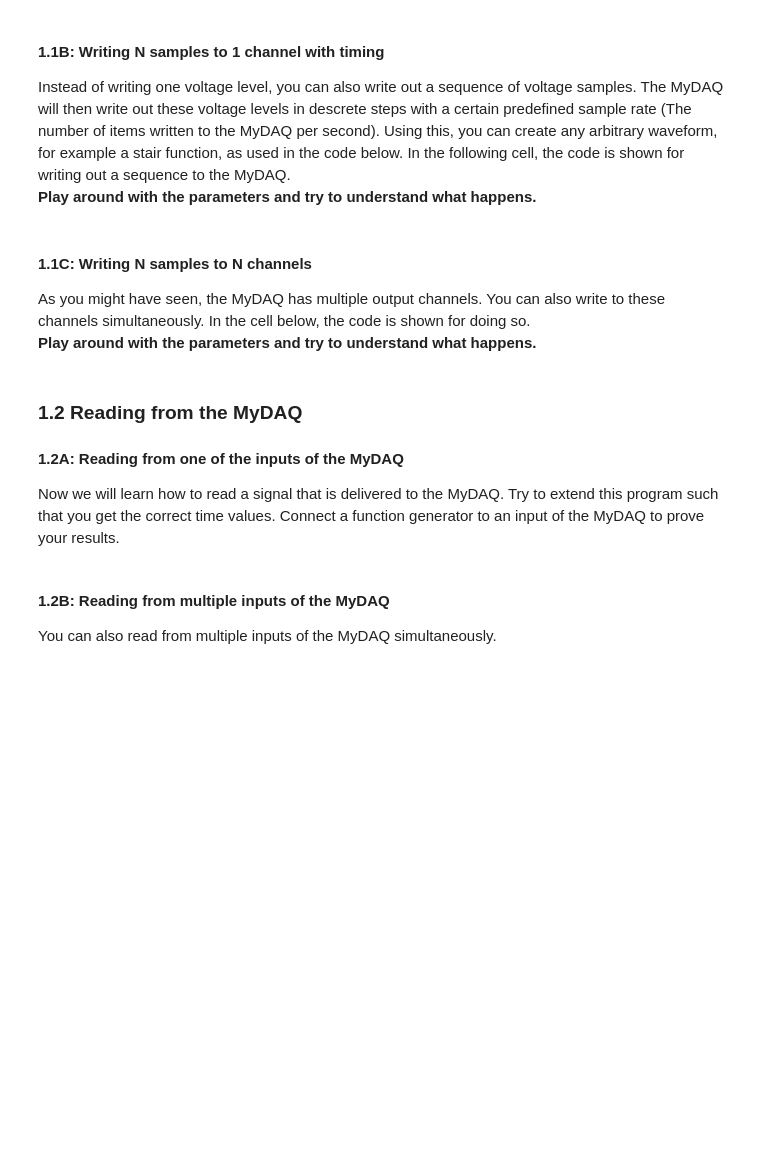
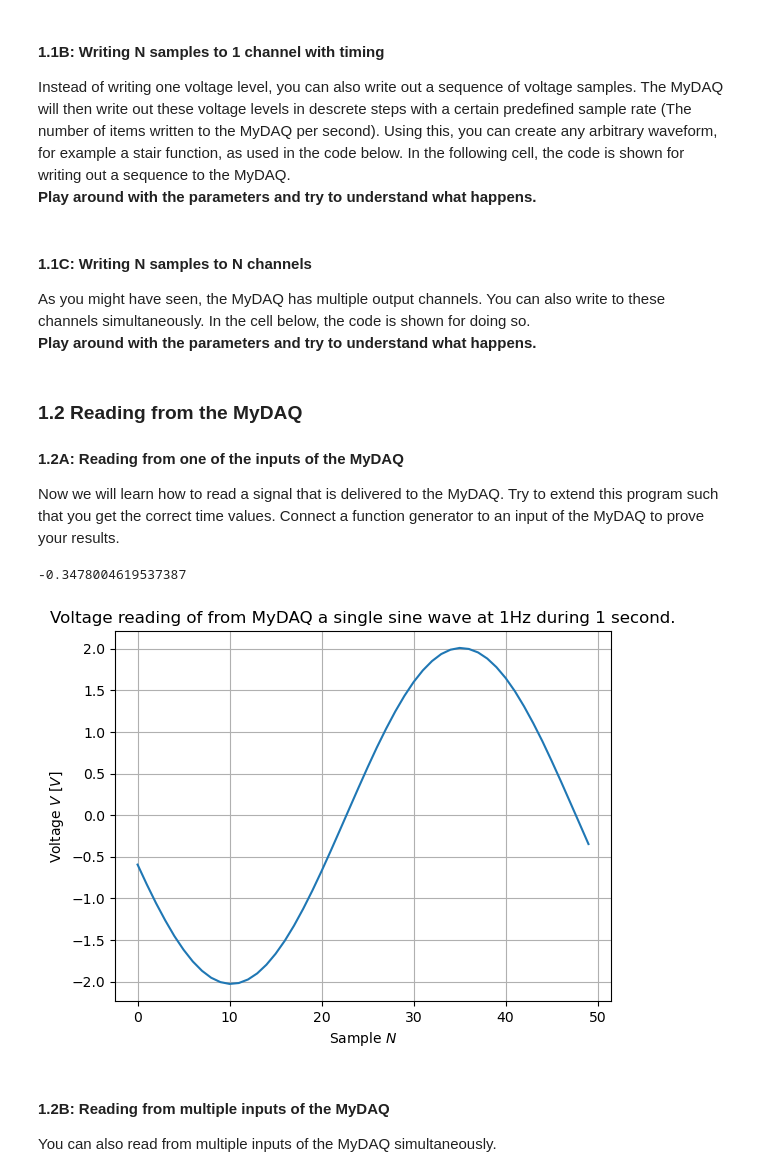
Before and after one commit to NerdyN00B/Physics-Experiments, a Jupyter notebook: PE1/preparation notebooks session 1/PE1_Theory1_MyDAQ_upd.ipynb, the cells around one changed output. Cells and saved outputs as stored; diff of their text form; code cells hidden in the pictures; blank space fills up the shorter version.

Commit message:
Generated and updated files during session 1

```diff
--- a/PE1/preparation notebooks session 1/PE1_Theory1_MyDAQ_upd.ipynb
+++ b/PE1/preparation notebooks session 1/PE1_Theory1_MyDAQ_upd.ipynb
@@ -40,7 +40,7 @@ with dx.Task() as writeTask:
     """Now writeTask is everything we need to worry about"""
     # We need to tell the computer where to write to.
     #Of course, this will be the MyDAQ and to the output AO0.
-    writeTask.ao_channels.add_ao_voltage_chan('myDAQ2/ao0')     # MyDAQ2 ipo 1 everywhere
+    writeTask.ao_channels.add_ao_voltage_chan('myDAQ1/ao0')     # MyDAQ2 ipo 1 everywhere
 
     """
     Let's first try to just write a single voltage. Connect a scope to
@@ -50,7 +50,7 @@ with dx.Task() as writeTask:
     # There are two ways to write,
 
     #1) We define a write task, and start it.
-    myVoltage = 3
+    myVoltage = 0
     writeTask.write(myVoltage)
     writeTask.start()
 
@@ -77,7 +77,7 @@ Instead of writing one voltage level, you can also write out a sequence of volta
 with dx.Task() as writeTask:
 
     # Add your output channel to WriteTask as before.
-    writeTask.ao_channels.add_ao_voltage_chan('myDAQ2/ao0')
+    writeTask.ao_channels.add_ao_voltage_chan('myDAQ1/ao0')
 
     # We define a sample rate
     rate           = 500 # samples / sec
@@ -124,8 +124,8 @@ As you might have seen, the MyDAQ has multiple output channels. You can also wri
 with dx.Task() as writeTask:
 
     #First, we add both channels to writeTask
-    writeTask.ao_channels.add_ao_voltage_chan('myDAQ2/ao0')
-    writeTask.ao_channels.add_ao_voltage_chan('myDAQ2/ao1')
+    writeTask.ao_channels.add_ao_voltage_chan('myDAQ1/ao0')
+    writeTask.ao_channels.add_ao_voltage_chan('myDAQ1/ao1')
 
     # We define a rate
     rate           = 500 # samples / sec
@@ -157,27 +157,35 @@ Try to extend this program such that you get the correct time values. Connect a
 # %%
 """Exactly the same procedures hold for reading in data. Now that we have
 discusses writing to excessivly, you can do the reading part yourself"""
 
 with dx.Task() as readTask:
     #Add the correct channel to readTask
-    readTask.ai_channels.add_ai_voltage_chan('myDAQ2/ai0')
+    readTask.ai_channels.add_ai_voltage_chan('myDAQ1/ai0')
 
     #Again define the clock settings
-    samps_per_chan = 50
+    samps_per_chan = 50 + 1
     rate = 50
 
     readTask.timing.cfg_samp_clk_timing(rate,sample_mode = dx.constants.AcquisitionType.FINITE, samps_per_chan=samps_per_chan)
 
     #1 Channel 1 Sample read:
     data=readTask.read()
     print(data)
 
     #1 Channel N Samples read:
-    data=readTask.read(number_of_samples_per_channel = 10)
+    data=readTask.read(number_of_samples_per_channel = samps_per_chan - 1)
     #print(data)
     plt.figure(1)
     plt.plot(data)
+    plt.xlabel("Sample $N$")
+    plt.ylabel("Voltage $V$ [$V$]")
+    plt.grid()
+    plt.title("Voltage reading of from MyDAQ a single sine wave at 1Hz during 1 second.")
+    plt.savefig("first_read.pdf")
     plt.show()
+# %% [output]
+-0.3478004619537387
+[figure, added]
 # %% [markdown]
 <h4>1.2B: Reading from multiple inputs of the MyDAQ</h4>
 You can also read from multiple inputs of the MyDAQ simultaneously.
```
Also changed, not shown: parts of 4 cells of this notebook, 10 other files.
